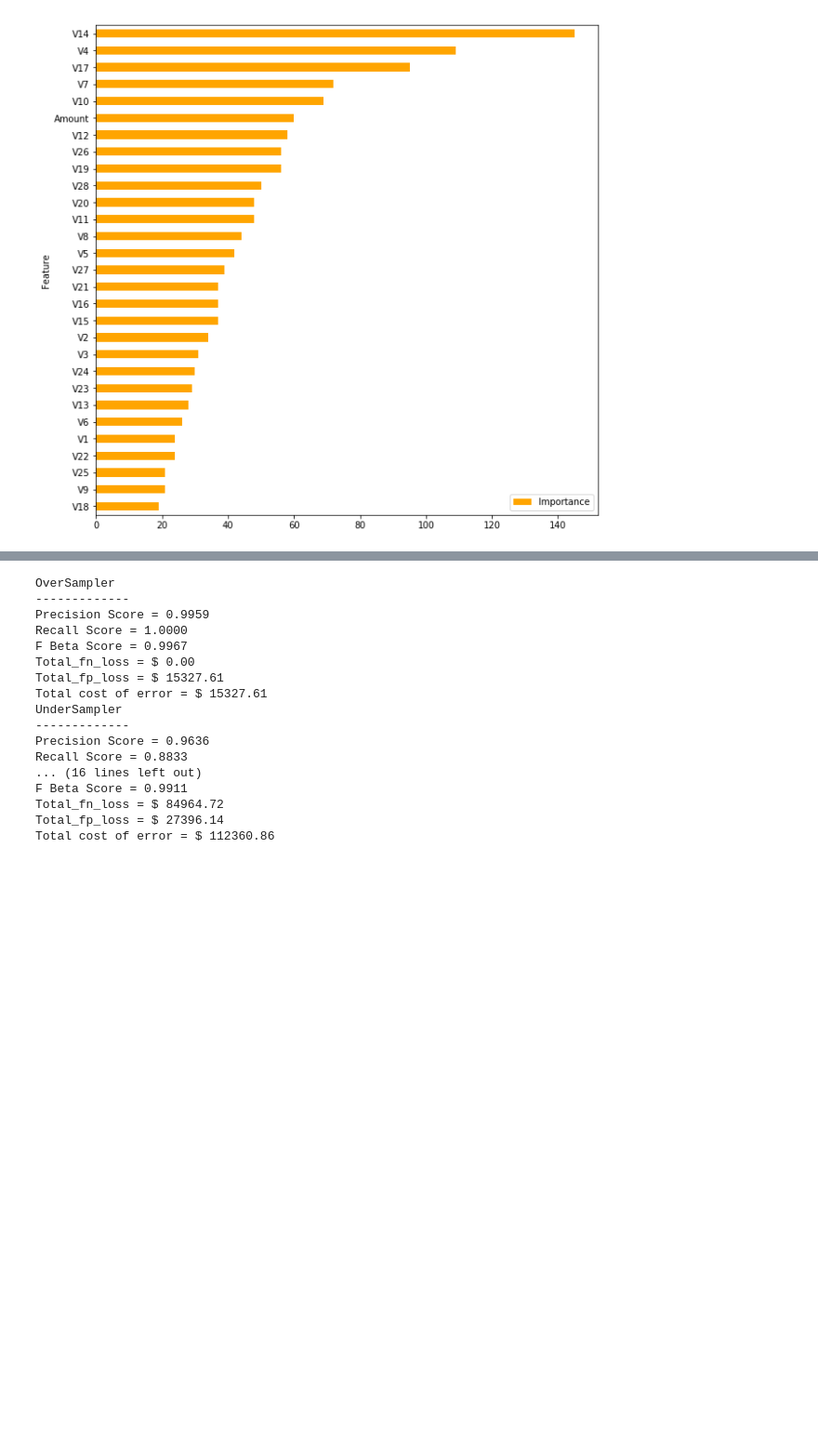
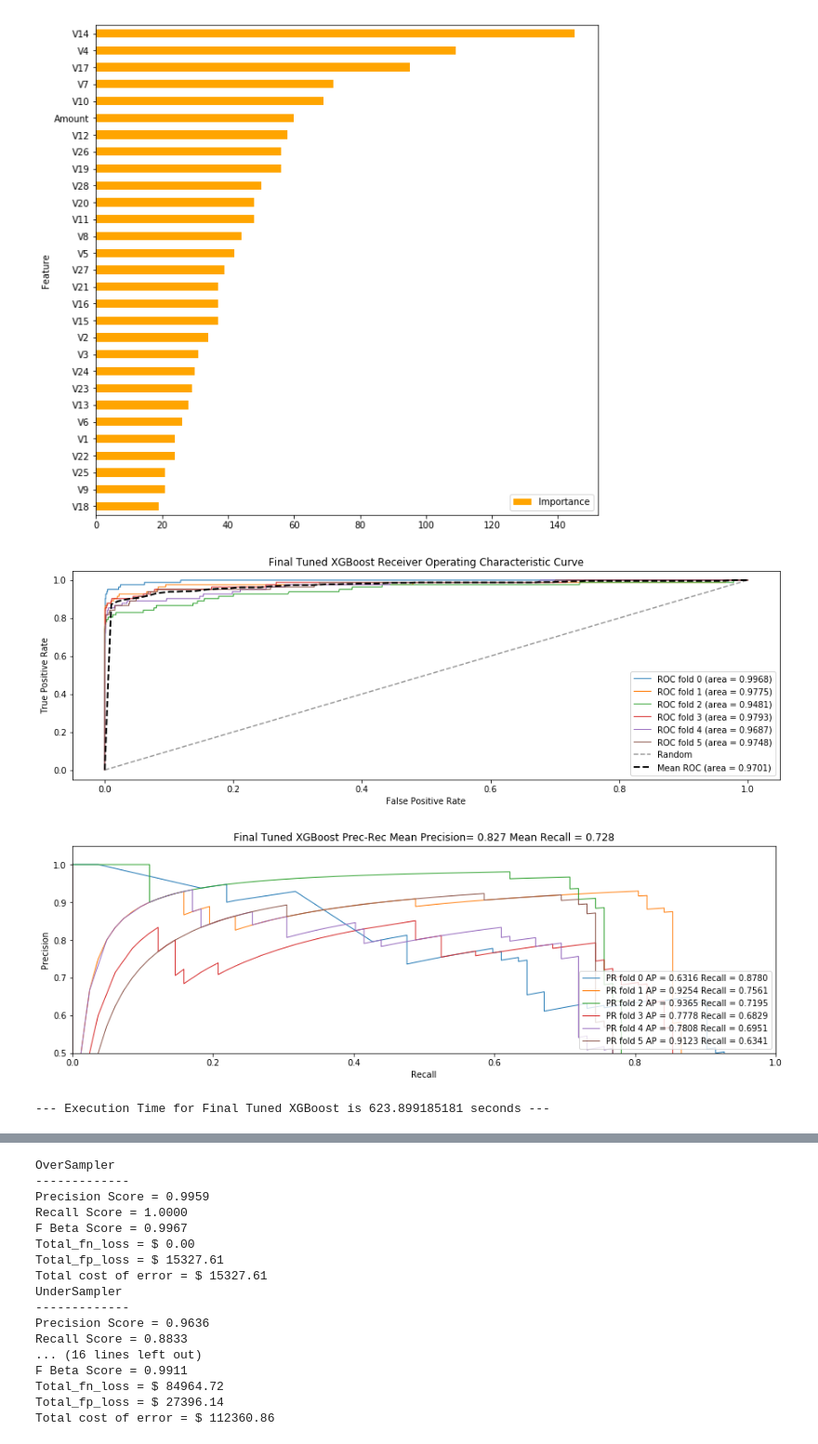
Before and after one commit to santhanaks/projects, a Jupyter notebook: capstone/credit.ipynb, the cells around one changed output, grey strips where cells are left out. Shown at 93% size. Saved outputs shown, nothing was run; the diff lists cells and outputs as text; code cells hidden in the pictures; blank space fills up the shorter version.

```diff
--- a/capstone/credit.ipynb
+++ b/capstone/credit.ipynb
@@ -626,0 +632,15 @@ feature_importance_graph(final_gb)
+# %%
+# now that we have found the right set of hyper parameters, we use
+# cross-validation to determine how robust our model is
+import time
+start_time = time.time()
+clf_name= 'Final Tuned XGBoost'
+xgb_clf=xgb.XGBClassifier()
+xgb_clf._Booster=final_gb
+draw_performance_curves(clf_name,xgb_clf,X,y,amount)
+print("--- Execution Time for {} is {} seconds ---")\
+    .format(clf_name,(time.time() - start_time))
+# %% [output]
+[figure, added]
+[figure, added]
+--- Execution Time for Final Tuned XGBoost is 623.899185181 seconds ---
```
Also changed, not shown: parts of 12 cells of this notebook, 1 other file.
